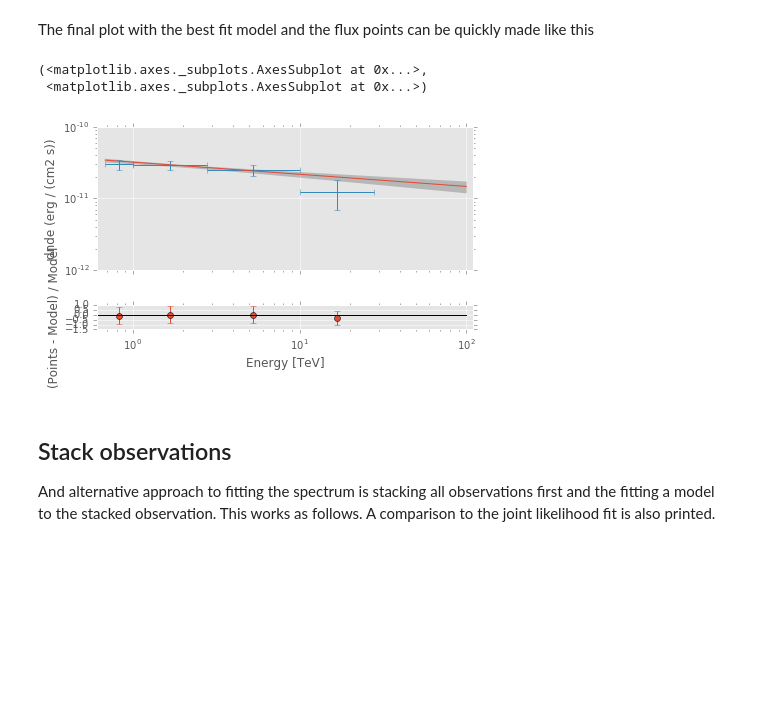
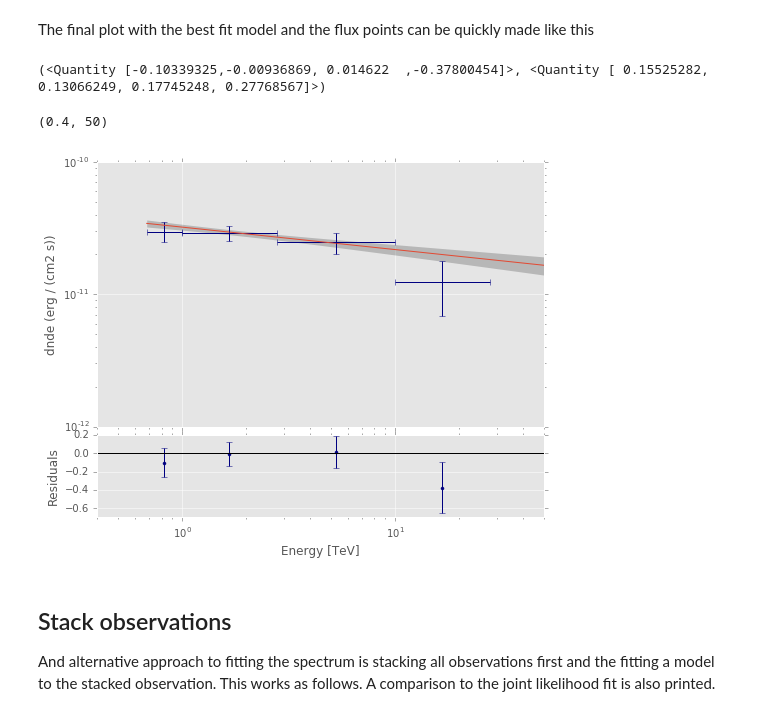
Before and after one commit to gammapy/gammapy-extra, a Jupyter notebook: notebooks/spectrum_analysis.ipynb, the cells around one changed output. Drawn from its saved outputs; the diff is of its cells as text; code cells hidden in the pictures; blank space fills up the shorter version.

```diff
--- a/notebooks/spectrum_analysis.ipynb
+++ b/notebooks/spectrum_analysis.ipynb
@@ -372,17 +372,22 @@ The final plot with the best fit model and the flux points can be quickly made l
 # %%
 spectrum_result = SpectrumResult(
     points=fpe.flux_points,
-    fit=fit.result[0],
+    model=fit.result[0].model,
 )
 
-spectrum_result.plot(
+print (spectrum_result.flux_point_residuals)
+ax0, ax1 = spectrum_result.plot(
     energy_range=fit.result[0].fit_range,
     energy_power=2, flux_unit='erg-1 cm-2 s-1',
+    fig_kwargs=dict(figsize = (8,8)),
+    point_kwargs=dict(color='navy')
 )
+
+ax0.set_xlim(0.4, 50)
 # %% [output]
-(<matplotlib.axes._subplots.AxesSubplot at 0x...>,
- <matplotlib.axes._subplots.AxesSubplot at 0x...>)
+(<Quantity [-0.10339325,-0.00936869, 0.014622  ,-0.37800454]>, <Quantity [ 0.15525282, 0.13066249, 0.17745248, 0.27768567]>)
+(0.4, 50)
-[figure, old version]
+[figure, new version]
 # %% [markdown]
 ## Stack observations
 
```
Also changed, not shown: parts of 2 cells of this notebook.
